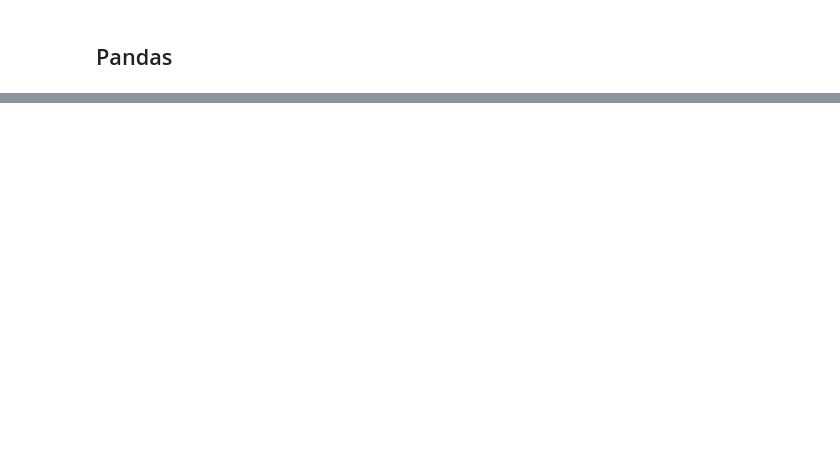
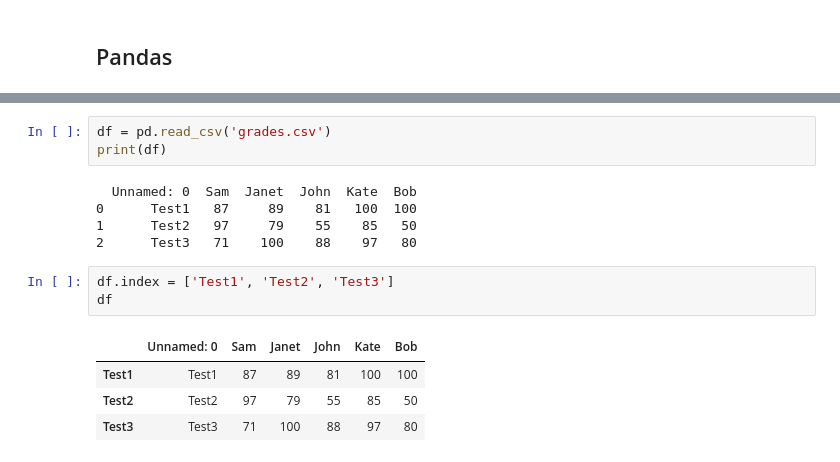
Before and after one commit to Mjuday/Data200, a Jupyter notebook: Pandas_Practice.ipynb, the cells around one changed output, grey strips where cells are left out. Drawn from its saved outputs; the diff is of its cells as text; blank space fills up the shorter version.

```diff
--- a/Pandas_Practice.ipynb
+++ b/Pandas_Practice.ipynb
@@ -8,0 +315,16 @@ TypeError: 'set' type is unordered
+# %%
+df = pd.read_csv('grades.csv')
+print(df)
+# %% [output]
+  Unnamed: 0  Sam  Janet  John  Kate  Bob
+0      Test1   87     89    81   100  100
+1      Test2   97     79    55    85   50
+2      Test3   71    100    88    97   80
+# %%
+df.index = ['Test1', 'Test2', 'Test3']
+df
+# %% [output]
+|  | Unnamed: 0 | Sam | Janet | John | Kate | Bob |
+| Test1 | Test1 | 87 | 89 | 81 | 100 | 100 |
+| Test2 | Test2 | 97 | 79 | 55 | 85 | 50 |
+| Test3 | Test3 | 71 | 100 | 88 | 97 | 80 |
```
Also changed, not shown: parts of 48 cells of this notebook, 1 other file.
